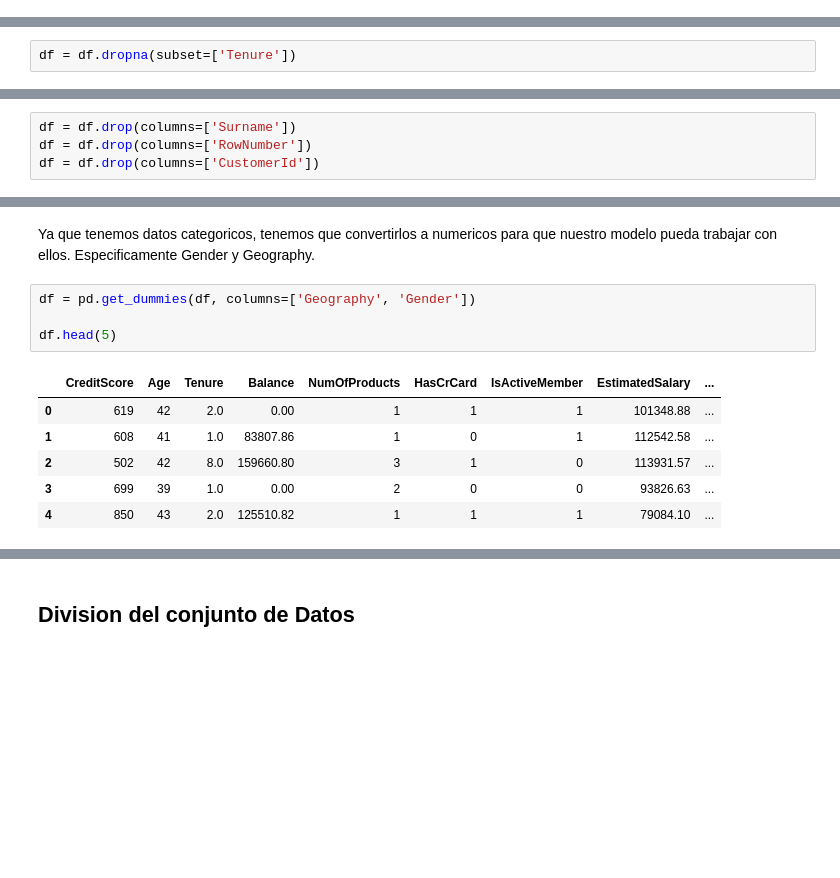
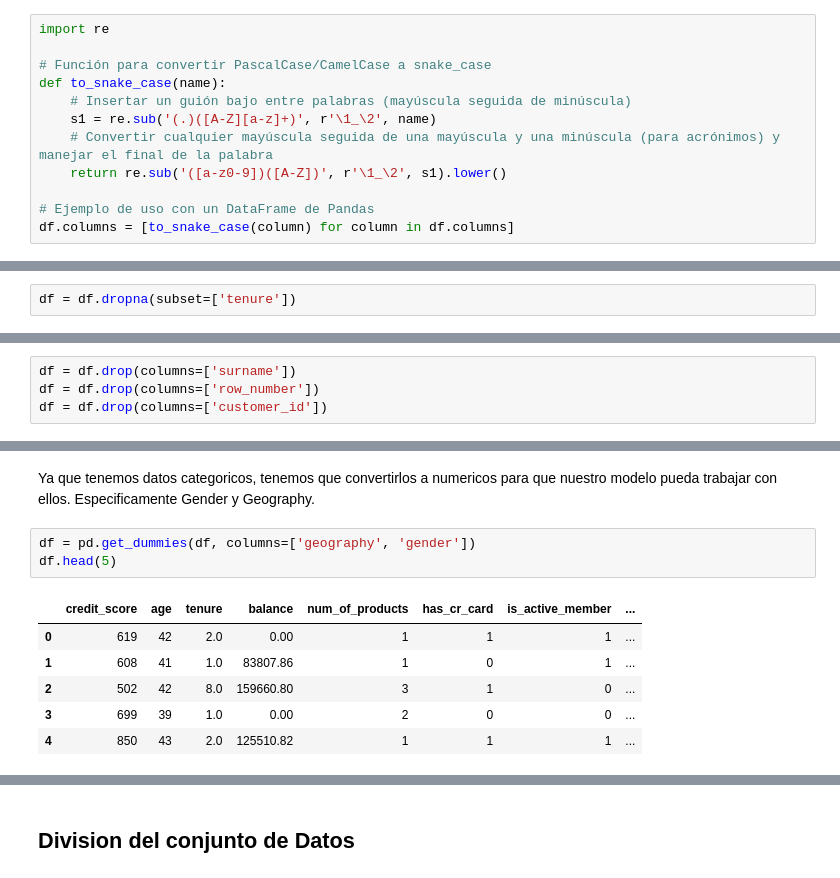
Before and after one commit to robertoolson/Bank_Churn_Prediction, a Jupyter notebook: Bank_Churn_prediction.ipynb, the cells around one changed output, grey strips where cells are left out. Cells and saved outputs as stored; diff of their text form; blank space fills up the shorter version.

```diff
--- a/Bank_Churn_prediction.ipynb
+++ b/Bank_Churn_prediction.ipynb
@@ -95,7 +101,19 @@ Decidimos eliminarlos ya que no es un porcentaje muy alto y no afectara mucho a
+# %%
+import re
+
+# Función para convertir PascalCase/CamelCase a snake_case
+def to_snake_case(name):
+    # Insertar un guión bajo entre palabras (mayúscula seguida de minúscula)
+    s1 = re.sub('(.)([A-Z][a-z]+)', r'\1_\2', name)
+    # Convertir cualquier mayúscula seguida de una mayúscula y una minúscula (para acrónimos) y manejar el final de la palabra
+    return re.sub('([a-z0-9])([A-Z])', r'\1_\2', s1).lower()
+
+# Ejemplo de uso con un DataFrame de Pandas
+df.columns = [to_snake_case(column) for column in df.columns]
 # %% [markdown]
 ### Eliminacion de datos nulos
 # %%
-df = df.dropna(subset=['Tenure'])
+df = df.dropna(subset=['tenure'])
 # %%
 df.info()
 # %% [output]
@@ -131,6 +149,6 @@ A demas verificamos si no tenemos valores duplicados, ya que podrian afectar a n
 # %% [markdown]
 Ya que tenemos columnas que no van a ayudar a nuestro modelo, las vamos a eliminar, estas son RowNumber, Surname y CustomerId.
 # %%
-df = df.drop(columns=['Surname'])
-df = df.drop(columns=['RowNumber'])
-df = df.drop(columns=['CustomerId'])
+df = df.drop(columns=['surname'])
+df = df.drop(columns=['row_number'])
+df = df.drop(columns=['customer_id'])
@@ -139,13 +241,12 @@ df = df.drop(columns=['CustomerId'])
 # %% [markdown]
 Ya que tenemos datos categoricos, tenemos que convertirlos a numericos para que nuestro modelo pueda trabajar con ellos. Especificamente Gender y Geography.
 # %%
-df = pd.get_dummies(df, columns=['Geography', 'Gender'])
-
+df = pd.get_dummies(df, columns=['geography', 'gender'])
 df.head(5)
 # %% [output]
-|  | CreditScore | Age | Tenure | Balance | NumOfProducts | HasCrCard | IsActiveMember | EstimatedSalary | ... |
-| 0 | 619 | 42 | 2.0 | 0.00 | 1 | 1 | 1 | 101348.88 | ... |
-| 1 | 608 | 41 | 1.0 | 83807.86 | 1 | 0 | 1 | 112542.58 | ... |
-| 2 | 502 | 42 | 8.0 | 159660.80 | 3 | 1 | 0 | 113931.57 | ... |
-| 3 | 699 | 39 | 1.0 | 0.00 | 2 | 0 | 0 | 93826.63 | ... |
-| 4 | 850 | 43 | 2.0 | 125510.82 | 1 | 1 | 1 | 79084.10 | ... |
+|  | credit_score | age | tenure | balance | num_of_products | has_cr_card | is_active_member | ... |
+| 0 | 619 | 42 | 2.0 | 0.00 | 1 | 1 | 1 | ... |
+| 1 | 608 | 41 | 1.0 | 83807.86 | 1 | 0 | 1 | ... |
+| 2 | 502 | 42 | 8.0 | 159660.80 | 3 | 1 | 0 | ... |
+| 3 | 699 | 39 | 1.0 | 0.00 | 2 | 0 | 0 | ... |
+| 4 | 850 | 43 | 2.0 | 125510.82 | 1 | 1 | 1 | ... |
```
Also changed, not shown: parts of 90 cells of this notebook.
